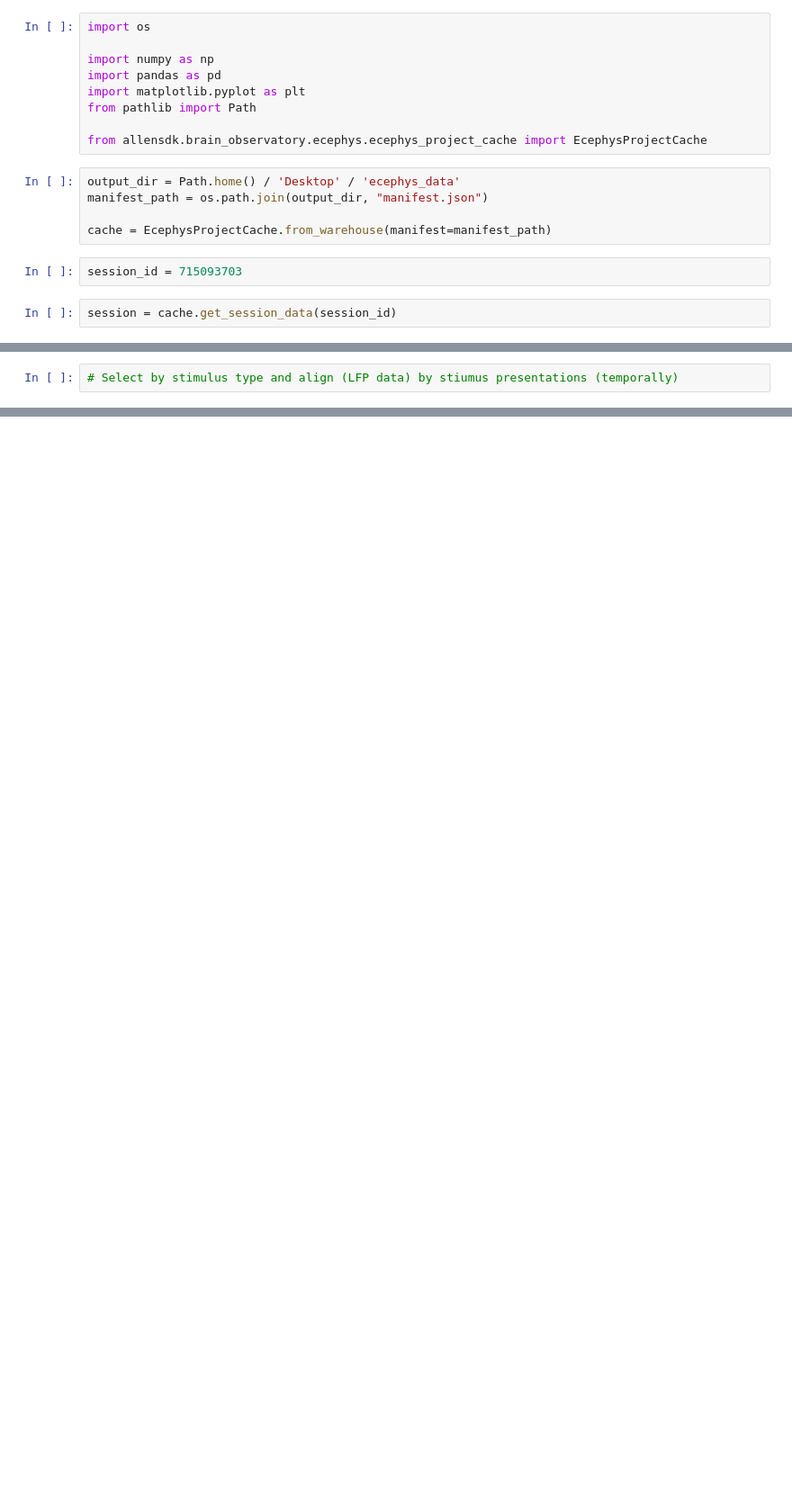
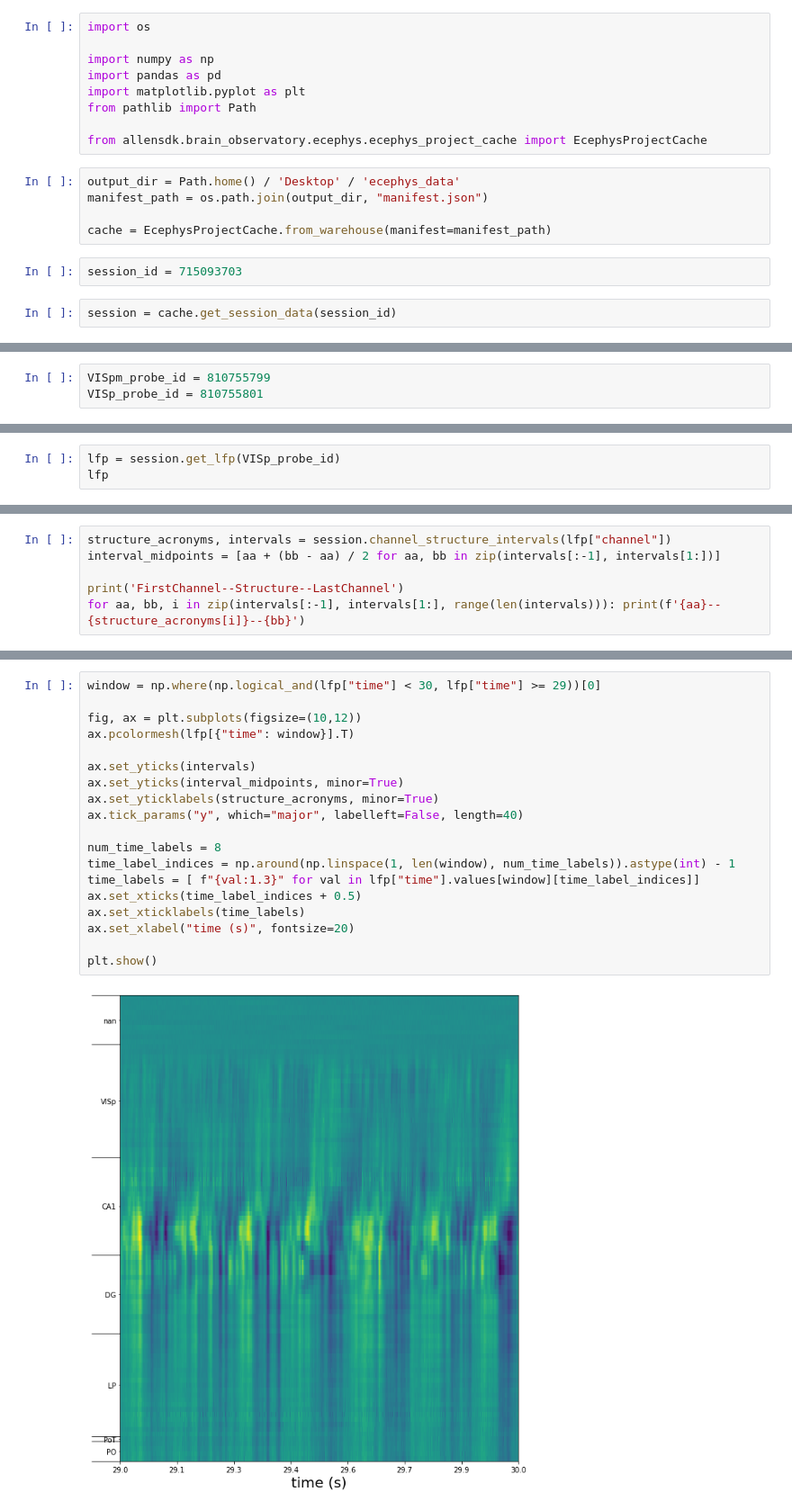
Before and after one commit to ikharitonov/allen-neuropixel-LFPs, a Jupyter notebook: session_715093703.ipynb, the cells around one changed output, grey strips where cells are left out. Shown at 90% size. Saved outputs shown, nothing was run; the diff lists cells and outputs as text; blank space fills up the shorter version.

```diff
--- a/session_715093703.ipynb
+++ b/session_715093703.ipynb
@@ -18,0 +48,3 @@ session = cache.get_session_data(session_id)
+# %%
+VISpm_probe_id = 810755799
+VISp_probe_id = 810755801
@@ -18,0 +72,3 @@ session = cache.get_session_data(session_id)
+# %%
+lfp = session.get_lfp(VISp_probe_id)
+lfp
@@ -19,2 +93,6 @@ session = cache.get_session_data(session_id)
 # %%
-# Select by stimulus type and align (LFP data) by stiumus presentations (temporally)
+structure_acronyms, intervals = session.channel_structure_intervals(lfp["channel"])
+interval_midpoints = [aa + (bb - aa) / 2 for aa, bb in zip(intervals[:-1], intervals[1:])]
+
+print('FirstChannel--Structure--LastChannel')
+for aa, bb, i in zip(intervals[:-1], intervals[1:], range(len(intervals))): print(f'{aa}--{structure_acronyms[i]}--{bb}')
@@ -20,0 +108,21 @@ session = cache.get_session_data(session_id)
+# %%
+window = np.where(np.logical_and(lfp["time"] < 30, lfp["time"] >= 29))[0]
+
+fig, ax = plt.subplots(figsize=(10,12))
+ax.pcolormesh(lfp[{"time": window}].T)
+
+ax.set_yticks(intervals)
+ax.set_yticks(interval_midpoints, minor=True)
+ax.set_yticklabels(structure_acronyms, minor=True)
+ax.tick_params("y", which="major", labelleft=False, length=40)
+
+num_time_labels = 8
+time_label_indices = np.around(np.linspace(1, len(window), num_time_labels)).astype(int) - 1
+time_labels = [ f"{val:1.3}" for val in lfp["time"].values[window][time_label_indices]]
+ax.set_xticks(time_label_indices + 0.5)
+ax.set_xticklabels(time_labels)
+ax.set_xlabel("time (s)", fontsize=20)
+
+plt.show()
+# %% [output]
+[figure, added]
```
Also changed, not shown: parts of 12 cells of this notebook.
